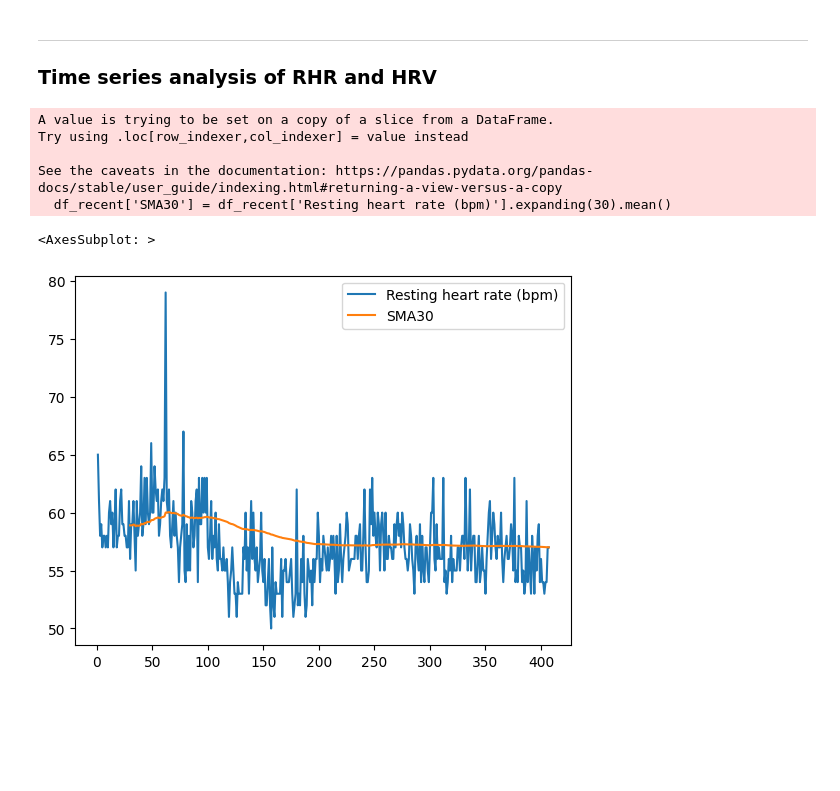
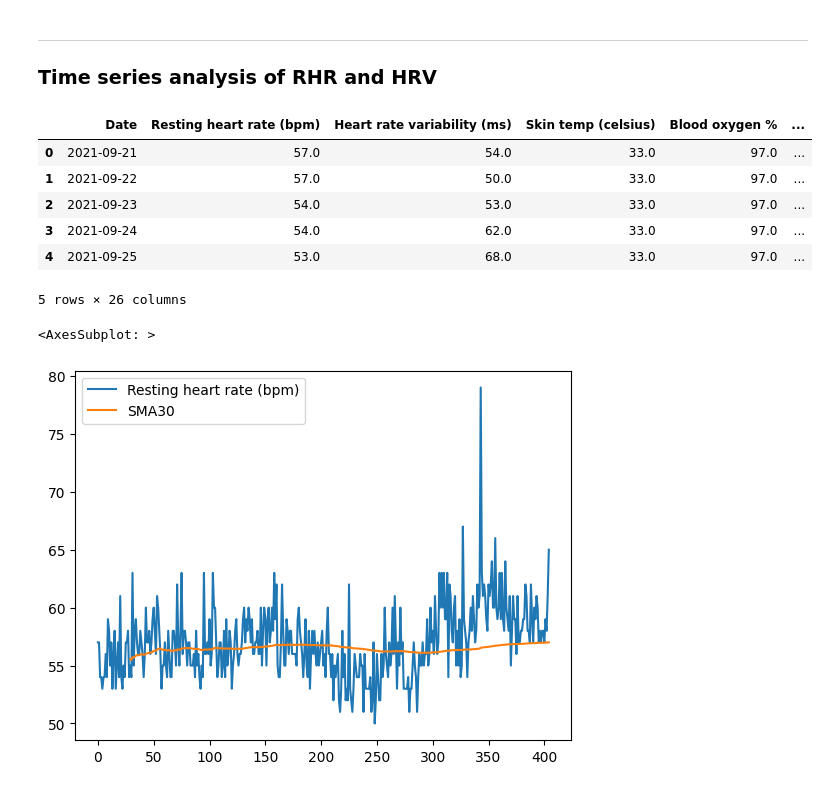
Before and after one commit to psyrgkan/Whoop_investigation, a Jupyter notebook: clean_data.ipynb, the cells around one changed output. Saved outputs shown, nothing was run; the diff lists cells and outputs as text; code cells hidden in the pictures; blank space fills up the shorter version.

```diff
--- a/clean_data.ipynb
+++ b/clean_data.ipynb
@@ -962,16 +959,27 @@ sns.regplot(data=df_recent, y='Day Strain', x='Steps')
 # %% [markdown]
 ***
 ### Time series analysis of RHR and HRV
+# %%
+df_sorted = df_recent.sort_values(by='Date').reset_index()
+# %%
+df_sorted.drop('index', axis=1, inplace=True)
+# %%
+df_sorted["next_recovery"] = df_sorted["Recovery score %"].shift(-1)
+# %%
+df_sorted.head()
+# %% [output]
+|  | Date | Resting heart rate (bpm) | Heart rate variability (ms) | Skin temp (celsius) | Blood oxygen % | ... |
+| 0 | 2021-09-21 | 57.0 | 54.0 | 33.0 | 97.0 | ... |
+| 1 | 2021-09-22 | 57.0 | 50.0 | 33.0 | 97.0 | ... |
+| 2 | 2021-09-23 | 54.0 | 53.0 | 33.0 | 97.0 | ... |
+| 3 | 2021-09-24 | 54.0 | 62.0 | 33.0 | 97.0 | ... |
+| 4 | 2021-09-25 | 53.0 | 68.0 | 33.0 | 97.0 | ... |
+5 rows × 26 columns
 # %%
-df_recent['SMA30'] = df_recent['Resting heart rate (bpm)'].expanding(30).mean()
+df_sorted['SMA30'] = df_sorted['Resting heart rate (bpm)'].expanding(30).mean()
 
-df_recent[['Resting heart rate (bpm)', 'SMA30']].plot()
+df_sorted[['Resting heart rate (bpm)', 'SMA30']].plot()
 # %% [output]
-A value is trying to be set on a copy of a slice from a DataFrame.
-Try using .loc[row_indexer,col_indexer] = value instead
-
-See the caveats in the documentation: https://pandas.pydata.org/pandas-docs/stable/user_guide/indexing.html#returning-a-view-versus-a-copy
-  df_recent['SMA30'] = df_recent['Resting heart rate (bpm)'].expanding(30).mean()
+<AxesSubplot: >
-<AxesSubplot: >
-[figure, old version]
+[figure, new version]
 # %%
```
Also changed, not shown: parts of 25 cells of this notebook.
